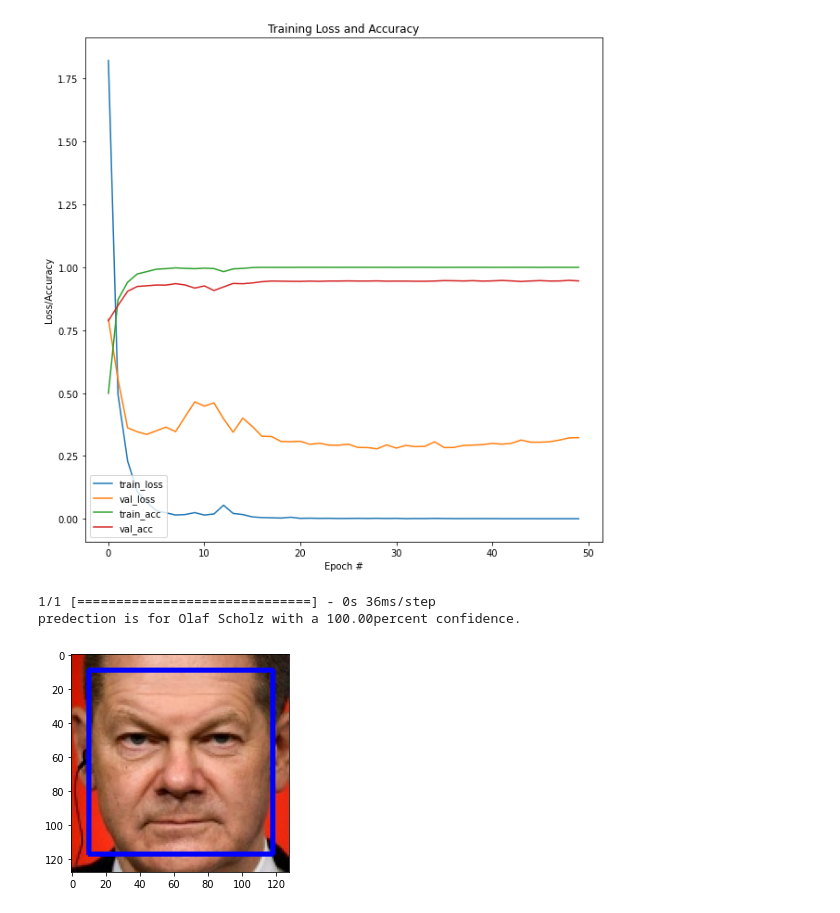
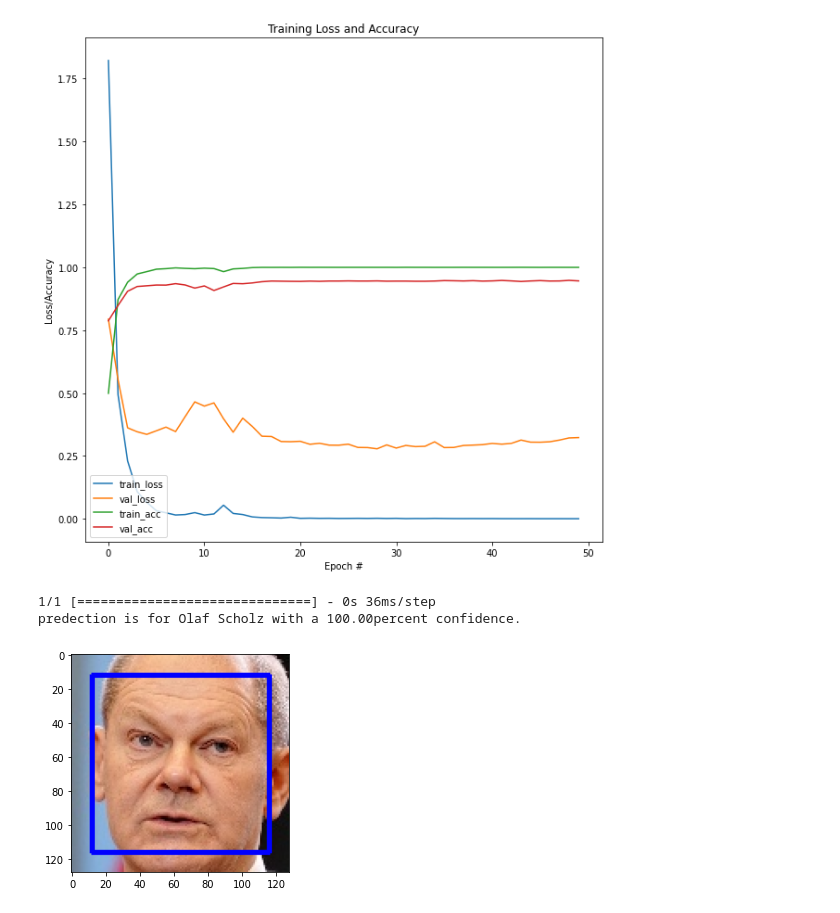
Before and after one commit to mmouadd/GdKI, a Jupyter notebook: Aufgabe_4.ipynb, the cells around one changed output. Drawn from its saved outputs; the diff is of its cells as text; code cells hidden in the pictures.

```diff
--- a/Aufgabe_4.ipynb
+++ b/Aufgabe_4.ipynb
@@ -166,24 +166,24 @@ import cv2 #opencv itself
 
 import numpy as np # matrix manipulations
 # %%
-path="/content/drive/MyDrive/KI Projekt - Dataset/Dataset-1 - Cropped/Olaf Scholz/492.jpg"
+path="/content/drive/MyDrive/KI Projekt - Dataset/000.jpg"
 base_image = cv2.imread(path)
 img=keras.preprocessing.image.load_img(
     path,target_size=(img_height,img_width)
 )
 img_array=keras.preprocessing.image.img_to_array(img)
 img_array=tf.expand_dims(img_array,0)
 predictions=model.predict(img_array)
 score=tf.nn.softmax(predictions[0])
 grey = cv2.cvtColor(base_image, cv2.COLOR_BGR2GRAY)
 face_cascade = cv2.CascadeClassifier(cv2.data.haarcascades +'haarcascade_frontalface_default.xml')
 
 faces = face_cascade.detectMultiScale(grey, 1.3, 5)
 for (x,y,w,h) in faces:
      cv2.rectangle(base_image,(x,y),(x+w,y+h),(255,0,0),2)
 plt.imshow(cv2.cvtColor(base_image, cv2.COLOR_BGR2RGB))
 print("predection is for {} with a {:.2f}percent confidence.".format(class_dataset[np.argmax(score)],100*np.max(score)))
 # %% [output]
 1/1 [==============================] - 0s 36ms/step
 predection is for Olaf Scholz with a 100.00percent confidence.
-[figure, old version]
+[figure, new version]
```
